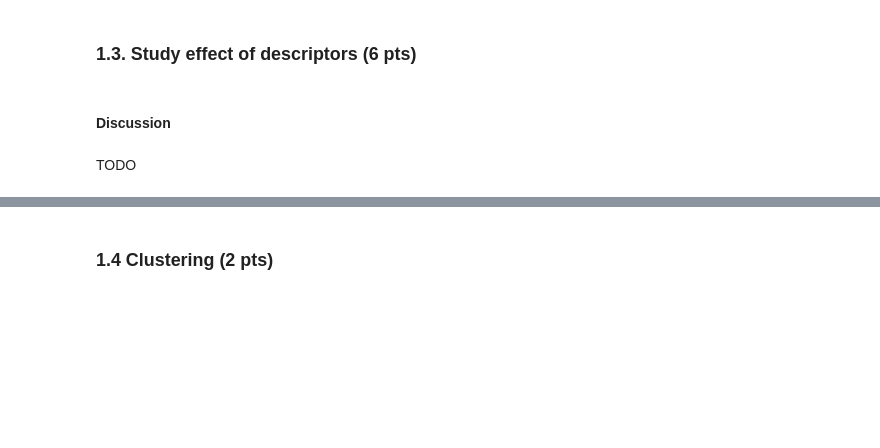
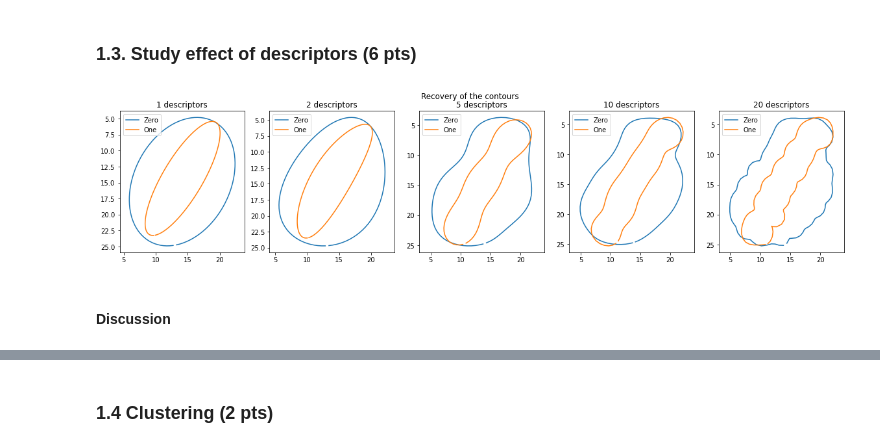
Before and after one commit to tobiasforest/iapr, a Jupyter notebook: labs/lab_02_object_description.ipynb, the cells around one changed output, grey strips where cells are left out. Cells and saved outputs as stored; diff of their text form; code cells hidden in the pictures; blank space fills up the shorter version.

```diff
--- a/labs/lab_02_object_description.ipynb
+++ b/labs/lab_02_object_description.ipynb
@@ -203,4 +261,39 @@ plt.show()
+# %%
+from scipy.fft import ifft
+
+
+def reconstruct_contour(descriptors, num_descriptors):
+    # Make a copy of the descriptors
+    modified_descriptors = np.copy(descriptors)
+    # Keep the specified number of positive and negative frequencies and set the rest to 0
+    modified_descriptors[num_descriptors + 1: -num_descriptors] = 0
+    # Perform inverse Fourier transform
+    contour_reconstructed = ifft(modified_descriptors)
+
+    return contour_reconstructed.real, contour_reconstructed.imag
+# %%
+# Plot recovery for a zero image and a one image
+fig, axes = plt.subplots(1, 5, figsize=(20, 4))
+
+zero_descriptors = get_descriptors(zero)
+one_descriptors = get_descriptors(one)
+
+for i, num_descriptors in enumerate(descr_set_sizes):
+    # Reconstruct contours for zero and one images
+    zero_x, zero_y = reconstruct_contour(zero_descriptors, num_descriptors)
+    one_x, one_y = reconstruct_contour(one_descriptors, num_descriptors)
+
+    # Plot reconstructed contours
+    axes[i].plot(zero_x, zero_y, label='Zero')
+    axes[i].plot(one_x, one_y, label='One')
+    axes[i].set_title(f"{num_descriptors} descriptors")
+    axes[i].invert_yaxis()
+    axes[i].axis("equal")
+    axes[i].legend()
+
+fig.suptitle("Recovery of the contours")
+plt.show()
+# %% [output]
+[figure, added]
 # %% [markdown]
 #### Discussion
-# %% [markdown]
-TODO
```
Also changed, not shown: parts of 36 cells of this notebook.
